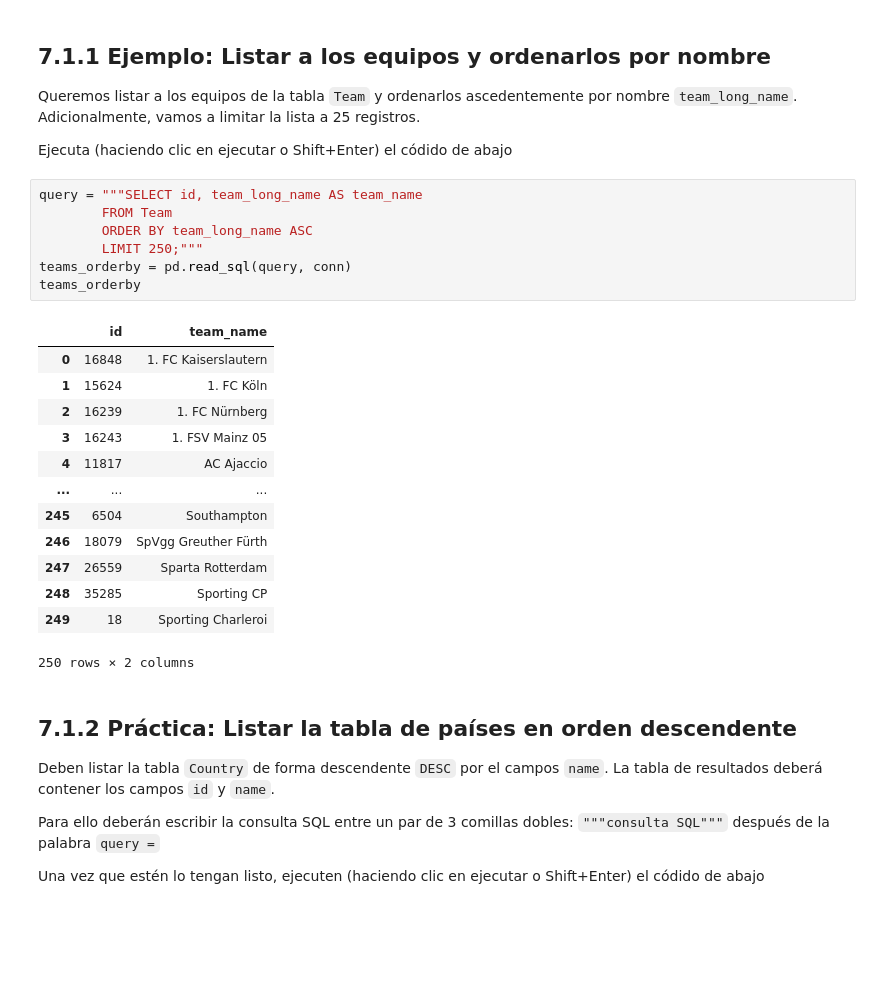
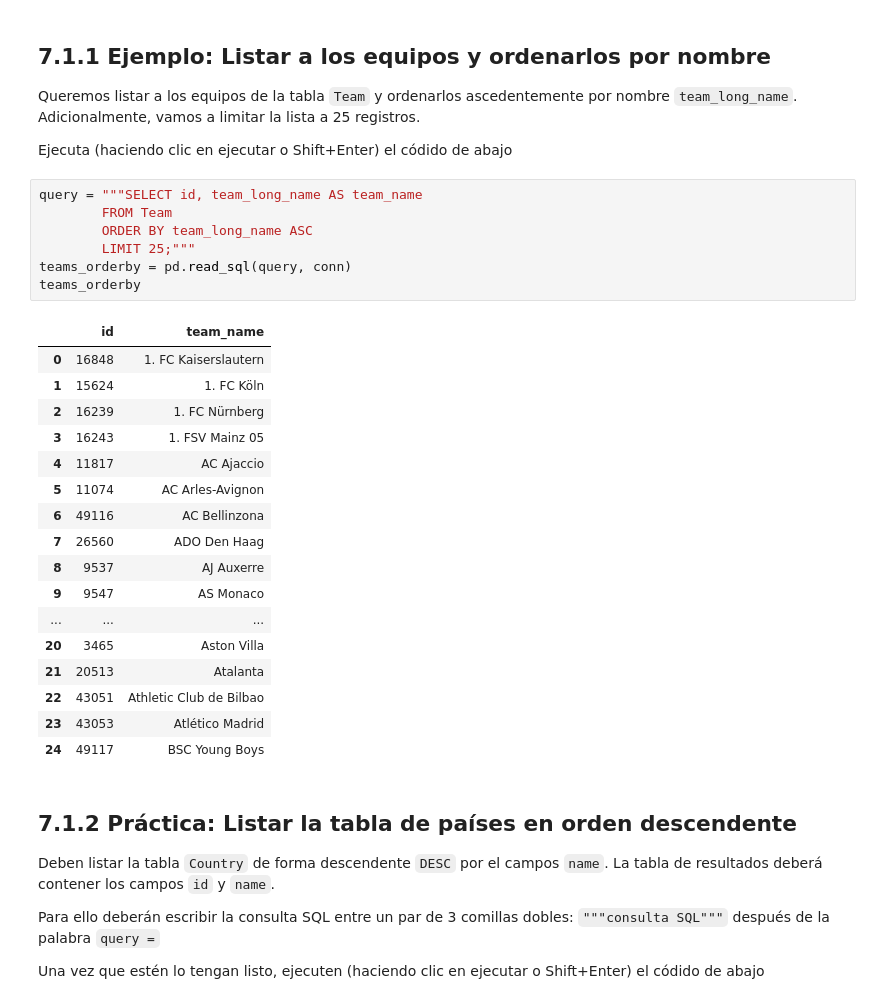
Before and after one commit to jhmendezr/TalentoTechJhMr, a Jupyter notebook: Data_Analysis_SQL_jhmr.ipynb, the cells around one changed output. Cells and saved outputs as stored; diff of their text form; blank space fills up the shorter version.

```diff
--- a/Data_Analysis_SQL_jhmr.ipynb
+++ b/Data_Analysis_SQL_jhmr.ipynb
@@ -1049,24 +1053,28 @@ Ejecuta (haciendo clic en ejecutar o Shift+Enter) el códido de abajo
 # %%
 query = """SELECT id, team_long_name AS team_name
         FROM Team
         ORDER BY team_long_name ASC
-        LIMIT 250;"""
+        LIMIT 25;"""
 teams_orderby = pd.read_sql(query, conn)
 teams_orderby
 # %% [output]
 |  | id | team_name |
 | 0 | 16848 | 1. FC Kaiserslautern |
 | 1 | 15624 | 1. FC Köln |
 | 2 | 16239 | 1. FC Nürnberg |
 | 3 | 16243 | 1. FSV Mainz 05 |
 | 4 | 11817 | AC Ajaccio |
+| 5 | 11074 | AC Arles-Avignon |
+| 6 | 49116 | AC Bellinzona |
+| 7 | 26560 | ADO Den Haag |
+| 8 | 9537 | AJ Auxerre |
+| 9 | 9547 | AS Monaco |
 | ... | ... | ... |
-| 245 | 6504 | Southampton |
-| 246 | 18079 | SpVgg Greuther Fürth |
-| 247 | 26559 | Sparta Rotterdam |
-| 248 | 35285 | Sporting CP |
-| 249 | 18 | Sporting Charleroi |
+| 20 | 3465 | Aston Villa |
+| 21 | 20513 | Atalanta |
+| 22 | 43051 | Athletic Club de Bilbao |
+| 23 | 43053 | Atlético Madrid |
+| 24 | 49117 | BSC Young Boys |
-250 rows × 2 columns
 # %% [markdown]
 ## 7.1.2 Práctica: Listar la tabla de países en orden descendente
 
```
Also changed, not shown: parts of 15 cells of this notebook.
